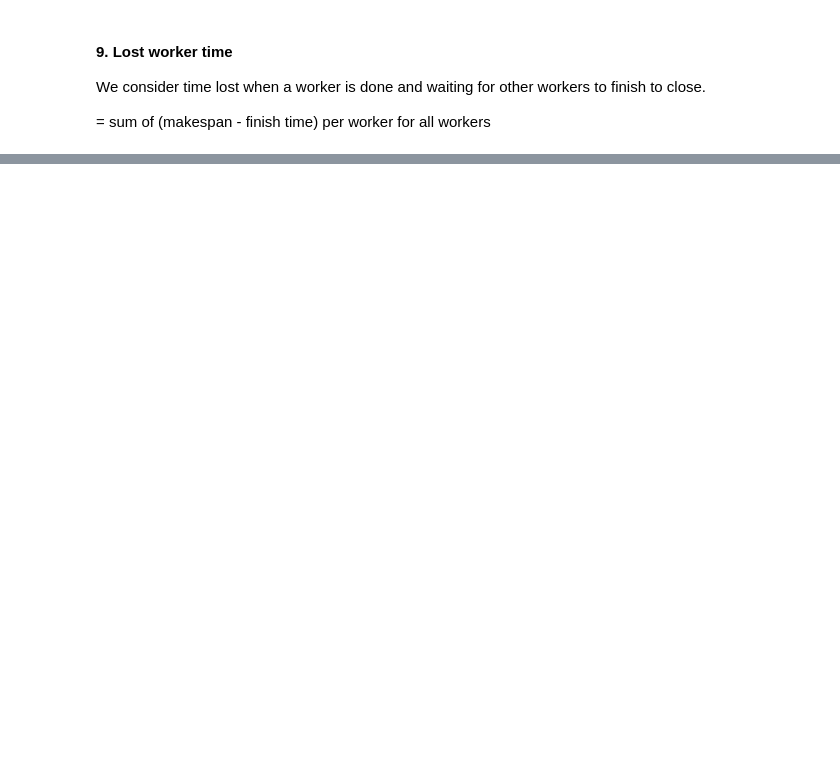
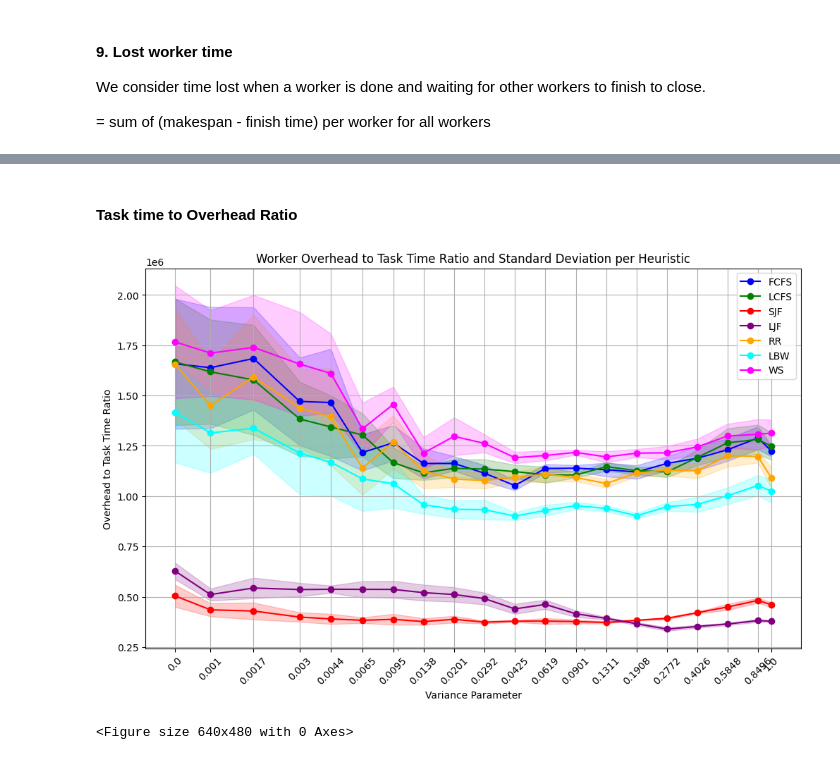
Before and after one commit to Nenonymo/PSHCAF, a Jupyter notebook: analysis/results_analysis.ipynb, the cells around one changed output, grey strips where cells are left out. Saved outputs shown, nothing was run; the diff lists cells and outputs as text; code cells hidden in the pictures; blank space fills up the shorter version.

```diff
--- a/analysis/results_analysis.ipynb
+++ b/analysis/results_analysis.ipynb
@@ -420,0 +453,34 @@ plt.show()
+# %% [markdown]
+#### Task time to Overhead Ratio
+# %%
+ttor_data = {heuristic: [[] for v_id in range(n_v)] for heuristic in heuristics}
+ttor_std = {heuristic: [[] for v_id in range(n_v)] for heuristic in heuristics}
+
+for h_id, heuristic in enumerate(heuristics):
+    for v_id in range(n_v):
+        ratios = []
+        for entry in Wdata[h_id][v_id]:
+            ratios.append(entry[0] / entry[1] if entry[1] > 0 else 0)
+        ttor_data[heuristic][v_id] = np.mean(ratios)
+        ttor_std[heuristic][v_id] = np.std(ratios)
+
+plt.figure(figsize=figSize['M'])
+for h_id, heuristic in enumerate(heuristics):
+    plt.plot(variances, ttor_data[heuristic], label=heuristic, marker='o', color=colors[heuristic])
+    plt.fill_between(variances,
+                     [m - s for m, s in zip(ttor_data[heuristic], ttor_std[heuristic])],
+                     [m + s for m, s in zip(ttor_data[heuristic], ttor_std[heuristic])],
+                     color=colors[heuristic], alpha=0.2)
+plt.xlabel('Variance Parameter')
+plt.xscale('symlog', linthresh=logLinthresh, linscale=logLinscale)
+plt.xticks(variances, labels=variances, minor=False, rotation=45)
+plt.ylabel('Overhead to Task Time Ratio')
+plt.title('Worker Overhead to Task Time Ratio and Standard Deviation per Heuristic')
+plt.legend()
+plt.grid(True)
+plt.show()
+
+plt.savefig(figPath + 'overhead_to_task_time_ratio.png')
+# %% [output]
+[figure, added]
+<Figure size 640x480 with 0 Axes>
```
Also changed, not shown: parts of 13 cells of this notebook, 12 other files.
